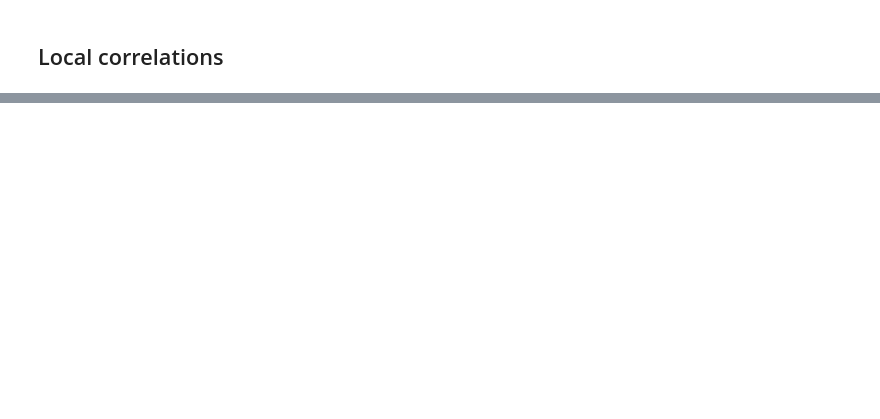
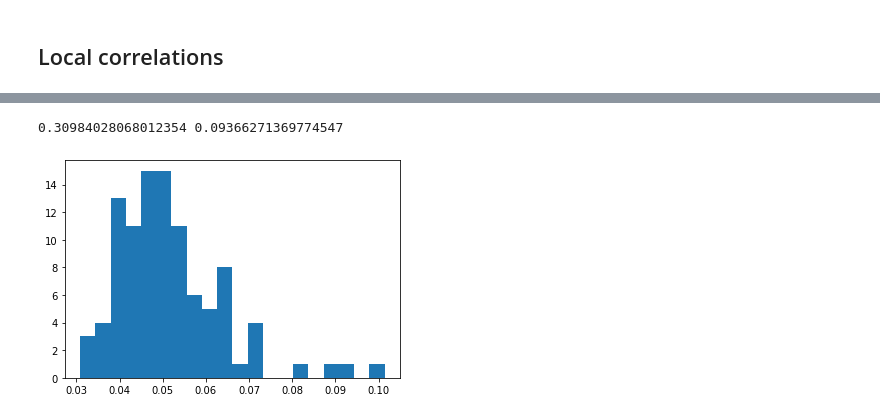
Before and after one commit to bramiozo/RexR, a Jupyter notebook: _hackathon2018/omic_helper_lib/sandbox/Test_distance_metrics.ipynb, the cells around one changed output, grey strips where cells are left out. Drawn from its saved outputs; the diff is of its cells as text; code cells hidden in the pictures; blank space fills up the shorter version.

```diff
--- a/_hackathon2018/omic_helper_lib/sandbox/Test_distance_metrics.ipynb
+++ b/_hackathon2018/omic_helper_lib/sandbox/Test_distance_metrics.ipynb
@@ -224,0 +240,4 @@ np.mean(aggstat)
+# %%
+n = 1
+v1 = test_sets[n][:,0]
+v2 = test_sets[n][:,1]
@@ -224,0 +264,23 @@ np.mean(aggstat)
+# %%
+def rel_distance_v1(v1, v2, metric, rounds=100, **kwargs):
+    # take max,min from v1, v2 for sampling vectors
+    # bootstrap vectors for average distance estimation?
+    distr = []
+
+    # add rotation
+    #transformation = [[0.7071, -0.7071], [0.7071, 0.7071]]
+    #mcluster = np.dot(mcluster[:,[0,1]], transformation)
+
+    for k in range(rounds):
+        v1r = v1[np.random.randint(0,len(v1), size=len(v1))]
+        v2r = v2[np.random.randint(0,len(v2), size=len(v2))]
+        distr.append(metric(v1r,v2r))
+
+    return np.max(distr)/metric(v1,v2), metric(v1,v2), distr
+# %%
+res, res_normal, dists = rel_distance_v1(v1,v2, dcor.distance_correlation, rounds=100)
+plt.hist(dists, bins=20);
+print(np.exp(-res**2), res_normal)
+# %% [output]
+0.30984028068012354 0.09366271369774547
+[figure, added]
```
Also changed, not shown: parts of 7 cells of this notebook, 4 other files.
